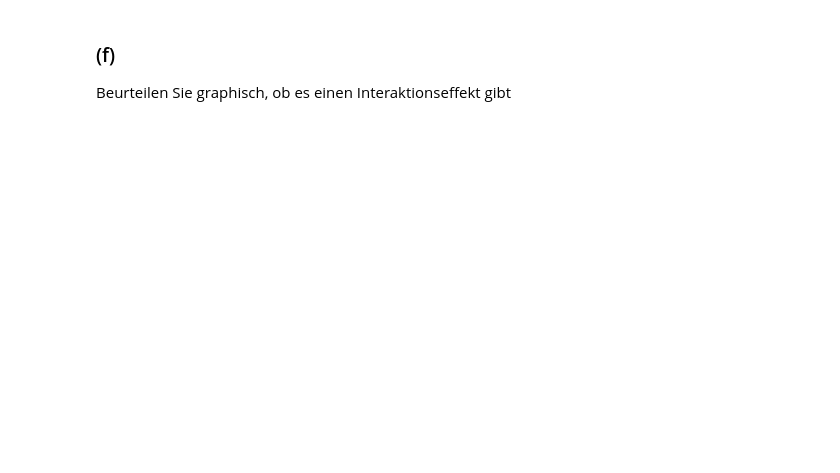
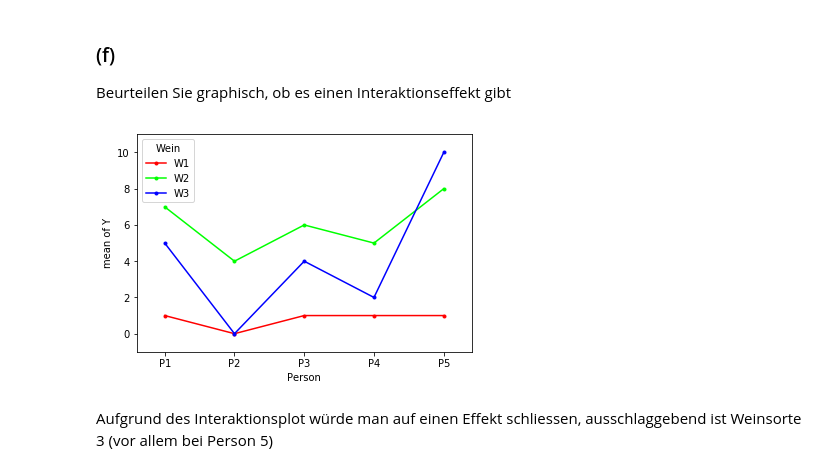
Before and after one commit to KilnOfTheSecondFlame/STAT_HS18_Exercises, a Jupyter notebook: 14_MEP Preparation/14_MEP Preparation.ipynb, the cells around one changed output. Drawn from its saved outputs; the diff is of its cells as text; code cells hidden in the pictures; blank space fills up the shorter version.

````diff
--- a/14_MEP Preparation/14_MEP Preparation.ipynb
+++ b/14_MEP Preparation/14_MEP Preparation.ipynb
@@ -135,3 +353,21 @@ fit2 = ols("Y ~ C(Person,Sum) * C(Wein,Sum)", data=df).fit()
 ```
 Welches Modell passt sie an die Daten an? Kann sie statistische Tests durchführen?
 Begründen Sie Ihre Antwort.
+# %%
+from pandas import DataFrame
+from statsmodels.formula.api import ols
+from patsy.contrasts import Sum
+from statsmodels.stats.anova import anova_lm
+import numpy as np
+import warnings
+
+warnings.filterwarnings("ignore")
+
+df = DataFrame({
+    "Person": np.repeat(["P1", "P2", "P3","P4","P5"],3),
+    "Wein": np.tile(["W1", "W2", "W3"],5),
+    "Y": np.array([1,7,5,0,4,0,1,6,4,1,5,2,1,8,10])
+})
+
+fit2 = ols("Y ~ C(Person,Sum) * C(Wein,Sum)", data=df).fit()
+fit2.summary()
@@ -138,3 +411,12 @@ Begründen Sie Ihre Antwort.
 # %% [markdown]
 ### (f)
 Beurteilen Sie graphisch, ob es einen Interaktionseffekt gibt
+# %%
+from statsmodels.graphics.factorplots import interaction_plot
+import matplotlib.pyplot as plt
+interaction_plot(x=df["Person"], trace=df["Wein"], response=df["Y"])
+plt.show()
+# %% [output]
+[figure, added]
+# %% [markdown]
+Aufgrund des Interaktionsplot würde man auf einen Effekt schliessen, ausschlaggebend ist Weinsorte 3 (vor allem bei Person 5)
````
Also changed, not shown: parts of 36 cells of this notebook, 1 other file.
